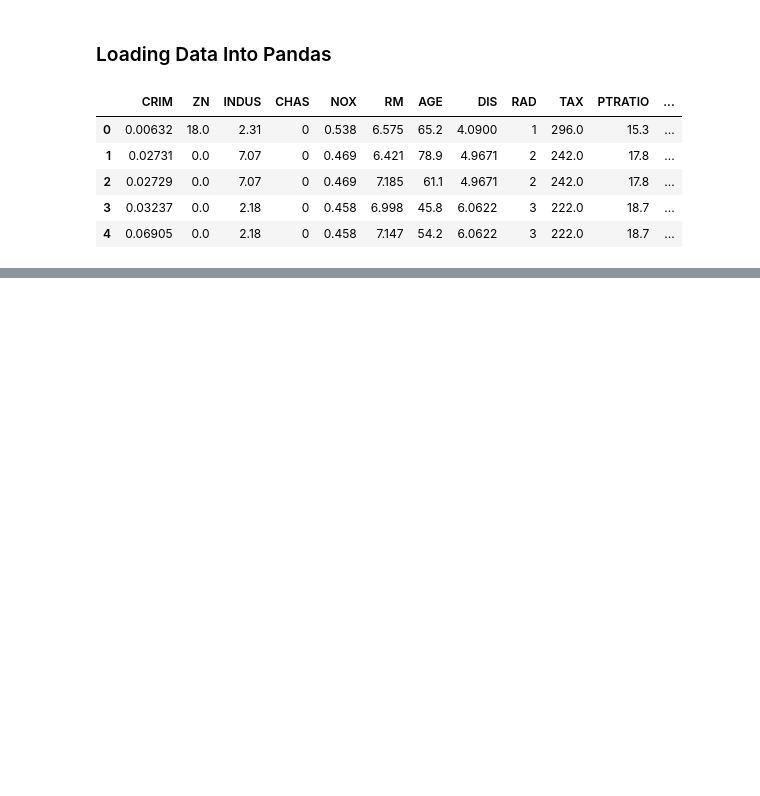
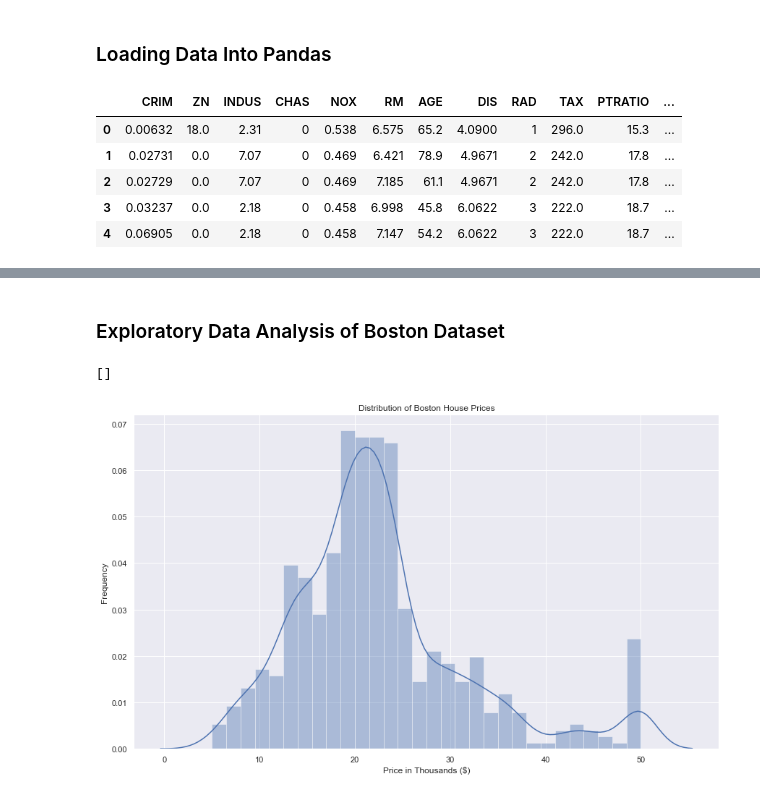
Before and after one commit to TheChanRProject/PieranDataAssistance, a Jupyter notebook: Manan/practical_exam_ds/Practical-Exam-Rishov.ipynb, the cells around one changed output, grey strips where cells are left out. Saved outputs shown, nothing was run; the diff lists cells and outputs as text; code cells hidden in the pictures; blank space fills up the shorter version.

Commit message:
adding seaborn plot

```diff
--- a/Manan/practical_exam_ds/Practical-Exam-Rishov.ipynb
+++ b/Manan/practical_exam_ds/Practical-Exam-Rishov.ipynb
@@ -94,0 +106,14 @@ boston_df.head()
+# %% [markdown]
+### Exploratory Data Analysis of Boston Dataset
+# %%
+# Visualizing distribution of Boston House prices
+
+sns.set(rc={'figure.figsize':(14.5,8.5)})
+ax = sns.distplot(boston_df['MEDV'], bins=30)
+ax.set_title("Distribution of Boston House Prices")
+ax.set_xlabel("Price in Thousands ($)")
+ax.set_ylabel("Frequency")
+ax.plot()
+# %% [output]
+[]
+[figure, added]
```
Also changed, not shown: parts of 3 cells of this notebook.
